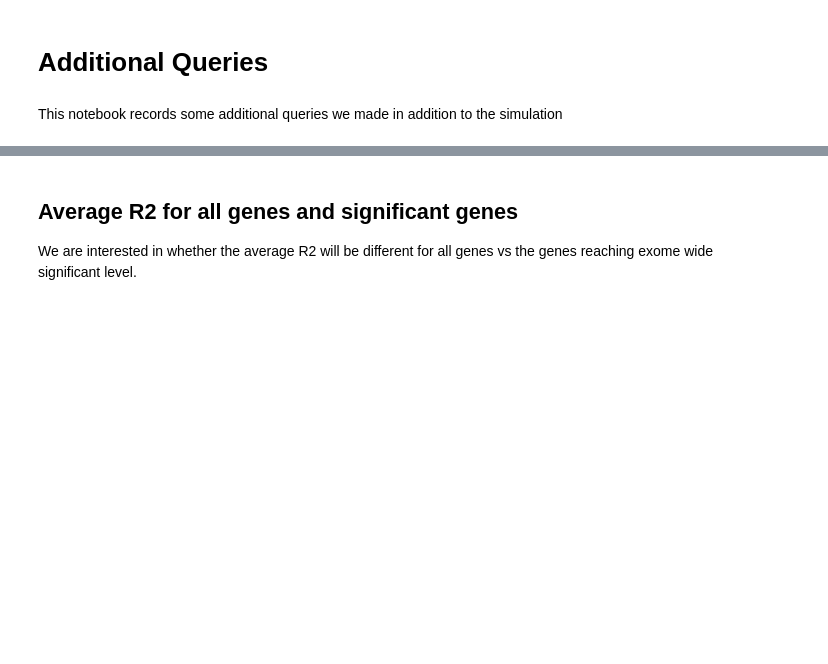
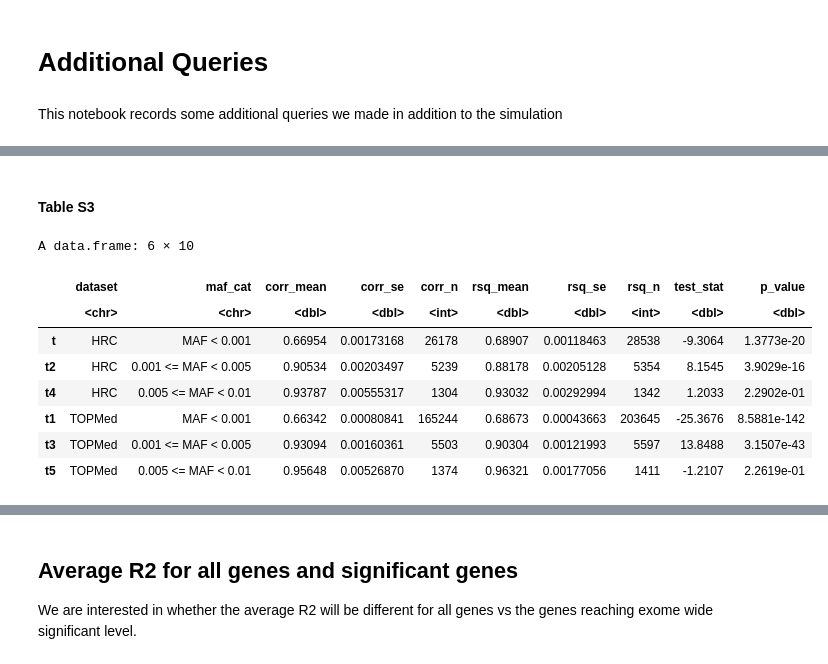
Before and after one commit to lamanda0227/imputation_brv, a Jupyter notebook: workflow/additional_queries.ipynb, the cells around one changed output, grey strips where cells are left out. Cells and saved outputs as stored; diff of their text form; code cells hidden in the pictures; blank space fills up the shorter version.

Commit message:
updated analysis for topmed_r3

```diff
--- a/workflow/additional_queries.ipynb
+++ b/workflow/additional_queries.ipynb
@@ -10,0 +299,6 @@ We are interested in comparing the correlation between exome and imputed data (r
+# %%
+hrc_topmed_df <- hrc_topmed_df %>%
+    mutate(corr_hrc = ifelse(is.na(corr_hrc), 0, corr_hrc),
+           corr_topmed = ifelse(is.na(corr_topmed), 0, corr_topmed)) %>%
+    mutate(corr = ifelse(corr_hrc > corr_topmed, corr_hrc, corr_topmed),
+           corr_source = ifelse(corr_hrc > corr_topmed, "HRC", "TOPMed"))
@@ -10,0 +423,14 @@ We are interested in comparing the correlation between exome and imputed data (r
+# %%
+hrc_r2_df <- df %>%
+    filter(R2_hrc != 0) %>%
+    mutate(maf_cat = case_when(is.na(MAF_nfe_exome) | MAF_nfe_exome < 0.001 ~ "MAF < 0.001",
+                               MAF_nfe_exome >= 0.001 & MAF_nfe_exome < 0.005 ~ "0.001 <= MAF < 0.005",
+                               MAF_nfe_exome >= 0.005 & MAF_nfe_exome < 0.01 ~ "0.005 <= MAF < 0.01")) %>%
+    select(ID_hg38, R2_hrc, maf_cat)
+
+topmed_r2_df <- df %>%
+    filter(R2_topmed != 0) %>%
+    mutate(maf_cat = case_when(is.na(MAF_nfe_exome) | MAF_nfe_exome < 0.001 ~ "MAF < 0.001",
+                               MAF_nfe_exome >= 0.001 & MAF_nfe_exome < 0.005 ~ "0.001 <= MAF < 0.005",
+                               MAF_nfe_exome >= 0.005 & MAF_nfe_exome < 0.01 ~ "0.005 <= MAF < 0.01")) %>%
+    select(ID_hg38, R2_topmed, maf_cat)
@@ -10,0 +533,54 @@ We are interested in comparing the correlation between exome and imputed data (r
+# %% [markdown]
+#### Table S3
+# %%
+## check if the correlation and R2 is statistically different from each other
+
+corr_rsq_df <- data.frame(matrix(ncol=10, nrow = 0))
+colnames(corr_rsq_df) <- c("dataset", "maf_cat", "corr_mean", "corr_se", "corr_n", "rsq_mean", "rsq_se", "rsq_n", "test_stat", "p_value")
+
+for(maf in c("MAF < 0.001", "0.001 <= MAF < 0.005", "0.005 <= MAF < 0.01")){
+    hrc_corr <- hrc_corr_df %>% filter(maf_cat == maf)
+    hrc_rsq <- hrc_r2_df %>% filter(maf_cat == maf)
+
+    topmed_corr <- topmed_corr_df %>% filter(maf_cat == maf)
+    topmed_rsq <- topmed_r2_df %>% filter(maf_cat == maf)
+
+    hrc_test_result <- t.test(hrc_corr$corr, hrc_rsq$R2_hrc)
+    topmed_test_result <- t.test(topmed_corr$corr, topmed_rsq$R2_topmed)
+
+    sub_df_hrc <- data.frame("dataset" = "HRC",
+                             "maf_cat" = maf,
+                             "corr_mean" = mean(hrc_corr$corr),
+                             "corr_se" = sd(hrc_corr$corr) / sqrt(length(hrc_corr$corr)),
+                             "corr_n" = length(hrc_corr$corr),
+                             "rsq_mean" = mean(hrc_rsq$R2_hrc),
+                             "rsq_se" = sd(hrc_rsq$R2_hrc) / sqrt(length(hrc_rsq$R2_hrc)),
+                             "rsq_n" = length(hrc_rsq$R2_hrc),
+                             "test_stat" = hrc_test_result$statistic,
+                             "p_value" = hrc_test_result$p.value)
+
+    sub_df_topmed <- data.frame("dataset" = "TOPMed",
+                                "maf_cat" = maf,
+                                "corr_mean" = mean(topmed_corr$corr),
+                                "corr_se" = sd(topmed_corr$corr) / sqrt(length(topmed_corr$corr)),
+                                "corr_n" = length(topmed_corr$corr),
+                                "rsq_mean" = mean(topmed_rsq$R2_topmed),
+                                "rsq_se" = sd(topmed_rsq$R2_topmed) / sqrt(length(topmed_rsq$R2_topmed)),
+                                "rsq_n" = length(topmed_rsq$R2_topmed),
+                                "test_stat" = topmed_test_result$statistic,
+                                "p_value" = topmed_test_result$p.value)
+
+    corr_rsq_df = rbind(corr_rsq_df, sub_df_hrc, sub_df_topmed)
+}
+
+corr_rsq_df %>% arrange(dataset)
+# %% [output]
+A data.frame: 6 × 10
+|  | dataset | maf_cat | corr_mean | corr_se | corr_n | rsq_mean | rsq_se | rsq_n | test_stat | p_value |
+|  | <chr> | <chr> | <dbl> | <dbl> | <int> | <dbl> | <dbl> | <int> | <dbl> | <dbl> |
+| t | HRC | MAF < 0.001 | 0.66954 | 0.00173168 | 26178 | 0.68907 | 0.00118463 | 28538 | -9.3064 | 1.3773e-20 |
+| t2 | HRC | 0.001 <= MAF < 0.005 | 0.90534 | 0.00203497 | 5239 | 0.88178 | 0.00205128 | 5354 | 8.1545 | 3.9029e-16 |
+| t4 | HRC | 0.005 <= MAF < 0.01 | 0.93787 | 0.00555317 | 1304 | 0.93032 | 0.00292994 | 1342 | 1.2033 | 2.2902e-01 |
+| t1 | TOPMed | MAF < 0.001 | 0.66342 | 0.00080841 | 165244 | 0.68673 | 0.00043663 | 203645 | -25.3676 | 8.5881e-142 |
+| t3 | TOPMed | 0.001 <= MAF < 0.005 | 0.93094 | 0.00160361 | 5503 | 0.90304 | 0.00121993 | 5597 | 13.8488 | 3.1507e-43 |
+| t5 | TOPMed | 0.005 <= MAF < 0.01 | 0.95648 | 0.00526870 | 1374 | 0.96321 | 0.00177056 | 1411 | -1.2107 | 2.2619e-01 |
```
Also changed, not shown: parts of 64 cells of this notebook, 13 other files.
